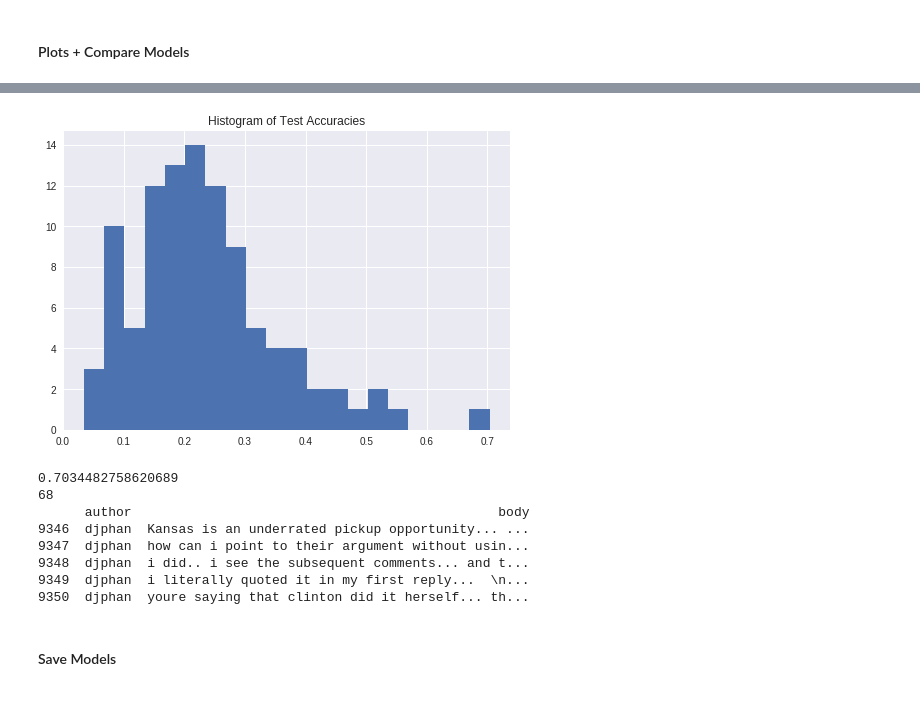
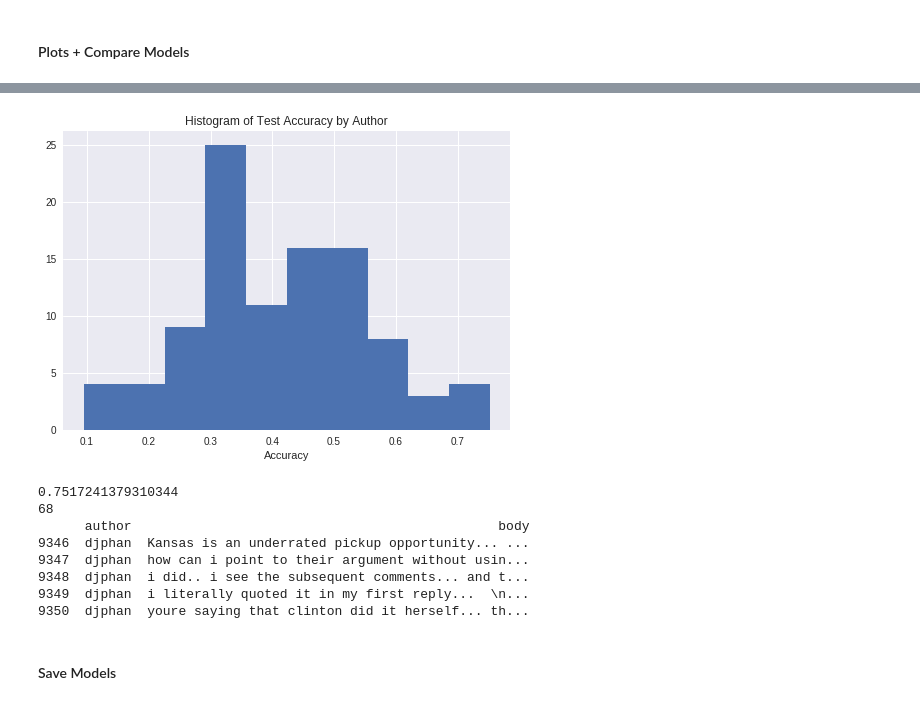
Before and after one commit to kgedney/author-id-project, a Jupyter notebook: text_preprocessing_and_modeling.ipynb, the cells around one changed output, grey strips where cells are left out. Saved outputs shown, nothing was run; the diff lists cells and outputs as text; code cells hidden in the pictures.

```diff
--- a/text_preprocessing_and_modeling.ipynb
+++ b/text_preprocessing_and_modeling.ipynb
@@ -339,11 +392,11 @@ plt.show()
 # %%
-# plot accuracy rates by author
+# plot accuracy rates by author from best model
 from sklearn.metrics import classification_report, accuracy_score, confusion_matrix
 import numpy as np
 
-y_pred = model1.predict_classes(x_test)
+y_pred = model3.predict_classes(x_test)
 # print(classification_report(y_test, y_pred))
 
-cm = confusion_matrix(y_test, y_pred)
+cm = confusion_matrix(y_test, y_pred) #only works with sparse
 cm = cm.astype('float') / cm.sum(axis=1)[:, np.newaxis]
 accuracies = cm.diagonal()
@@ -350,16 +420,17 @@ accuracies = cm.diagonal()
 # %%
-plt.hist(accuracies, bins=20)
+plt.hist(accuracies, bins=10)
 plt.title('Histogram of Test Accuracy by Author')
+plt.xlabel('Accuracy')
 plt.show()
 # %% [output]
-[figure, old version]
+[figure, new version]
 # %%
 # lots of politics, and very consistent writing style
 print(accuracies.max())
 print(accuracies.argmax())
 print(df[['author', 'body']][df['author_id'] == 68][0:5])
 # %% [output]
-0.7034482758620689
+0.7517241379310344
 68
       author                                               body
 9346  djphan  Kansas is an underrated pickup opportunity... ...
```
Also changed, not shown: parts of 21 cells of this notebook.
